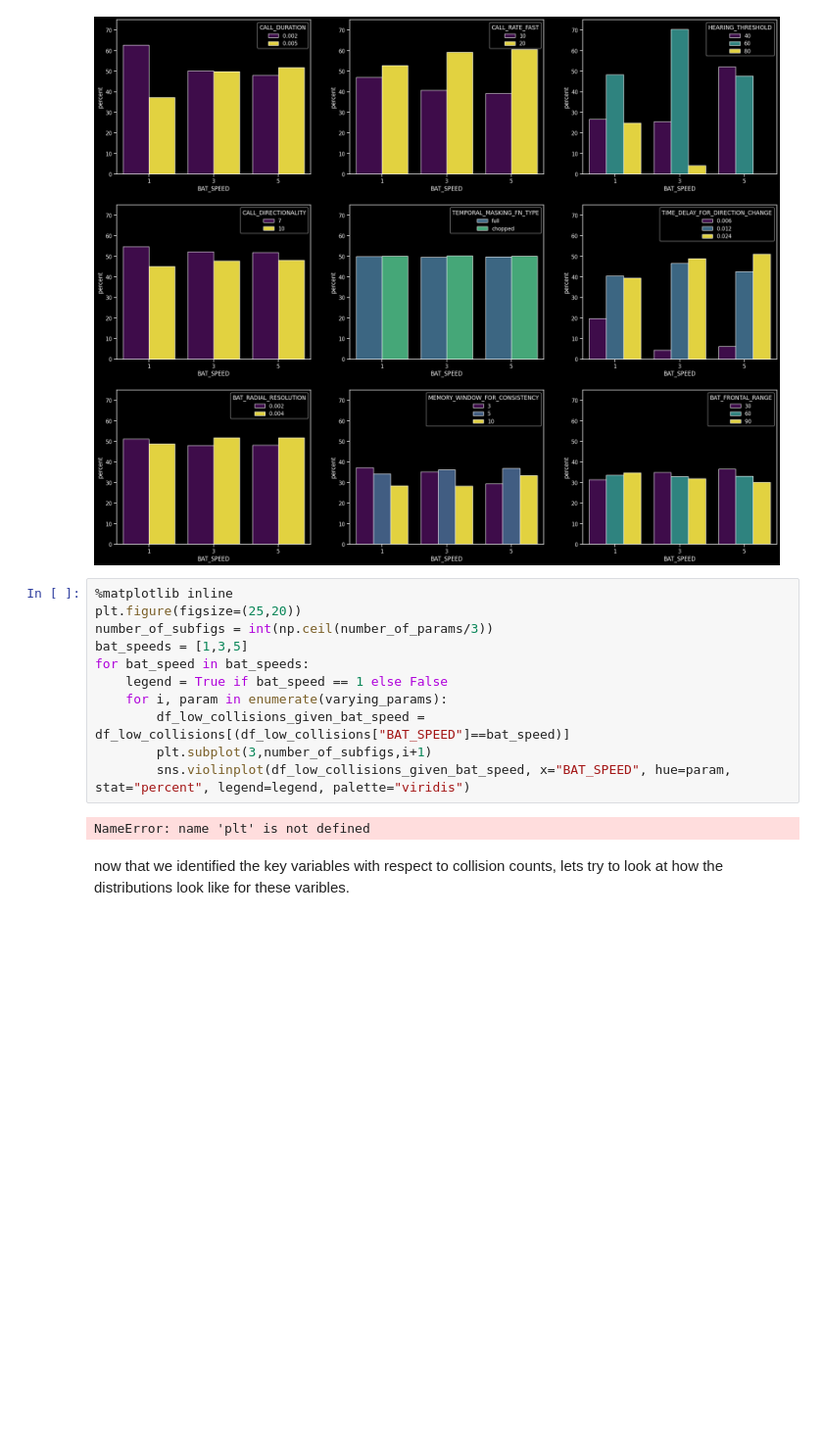
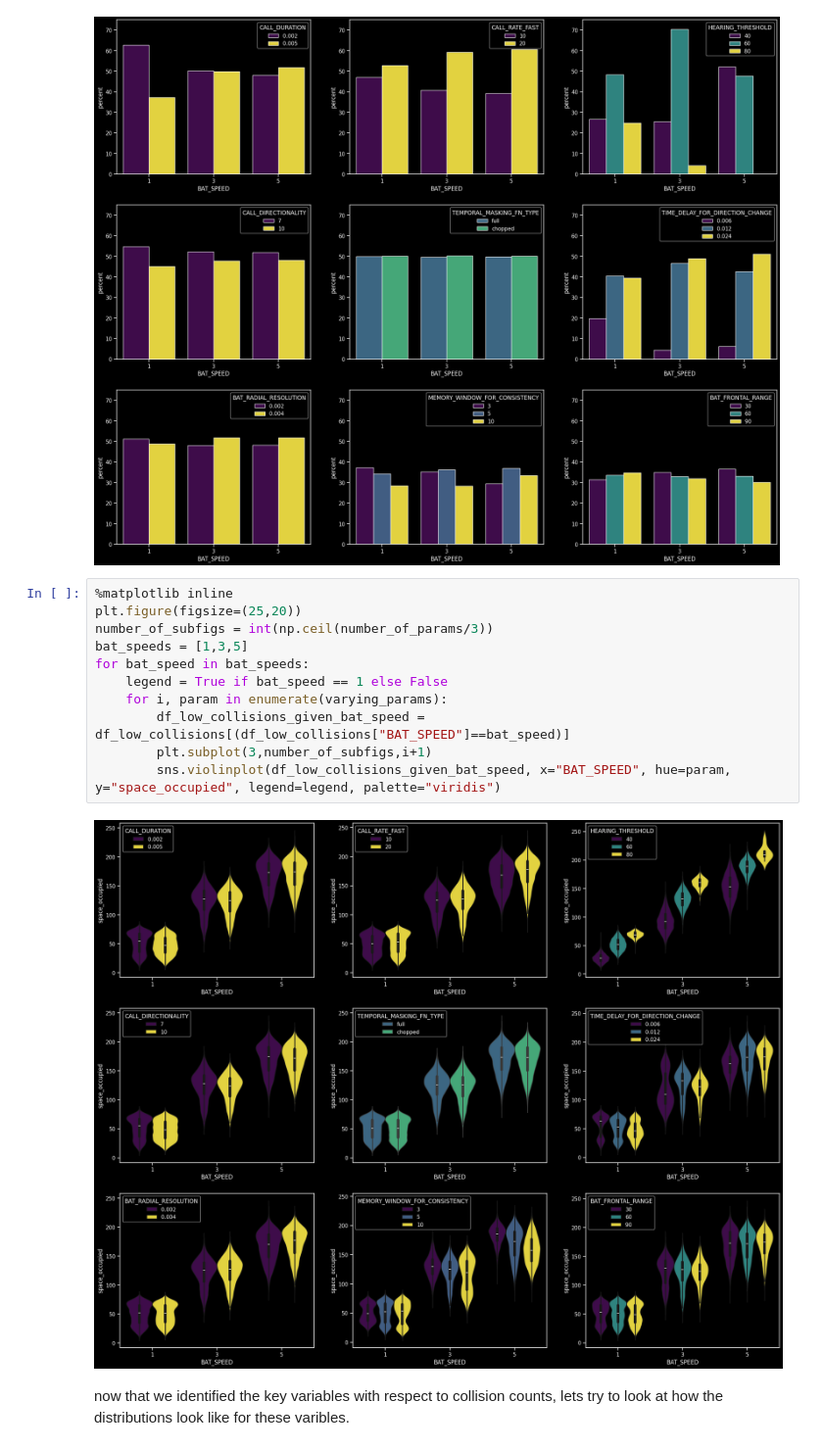
Before and after one commit to mogeraditya/dynamic_model_of_cocktail_party_nightmare, a Jupyter notebook: JammingExperiment/Scripts/AnalysisScripts/report.ipynb, the cells around one changed output. Shown at 98% size. Saved outputs shown, nothing was run; the diff lists cells and outputs as text; blank space fills up the shorter version.

```diff
--- a/JammingExperiment/Scripts/AnalysisScripts/report.ipynb
+++ b/JammingExperiment/Scripts/AnalysisScripts/report.ipynb
@@ -228,16 +231,16 @@ for bat_speed in bat_speeds:
 # %%
 %matplotlib inline
 plt.figure(figsize=(25,20))
 number_of_subfigs = int(np.ceil(number_of_params/3))
 bat_speeds = [1,3,5]
 for bat_speed in bat_speeds:
     legend = True if bat_speed == 1 else False
     for i, param in enumerate(varying_params):
         df_low_collisions_given_bat_speed = df_low_collisions[(df_low_collisions["BAT_SPEED"]==bat_speed)]
         plt.subplot(3,number_of_subfigs,i+1)
-        sns.violinplot(df_low_collisions_given_bat_speed, x="BAT_SPEED", hue=param, stat="percent", legend=legend, palette="viridis")
+        sns.violinplot(df_low_collisions_given_bat_speed, x="BAT_SPEED", hue=param, y="space_occupied", legend=legend, palette="viridis")
 # %% [output]
-NameError: name 'plt' is not defined
+[figure, added]
 # %% [markdown]
 now that we identified the key variables with respect to collision counts, lets try to look at how the distributions look like for these varibles.
 # %%
```
Also changed, not shown: parts of 2 cells of this notebook, 15 other files.
